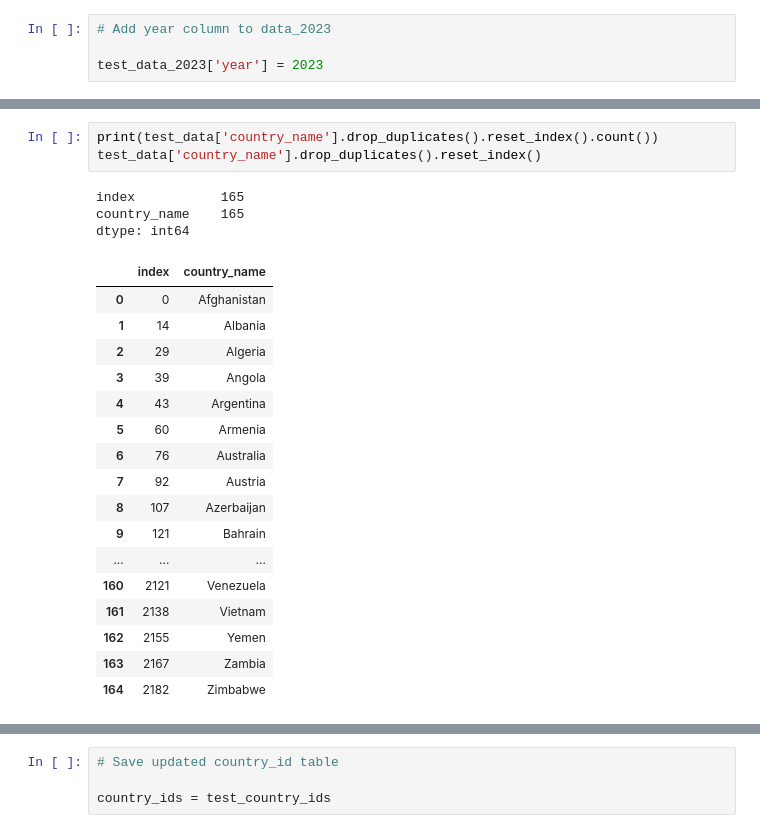
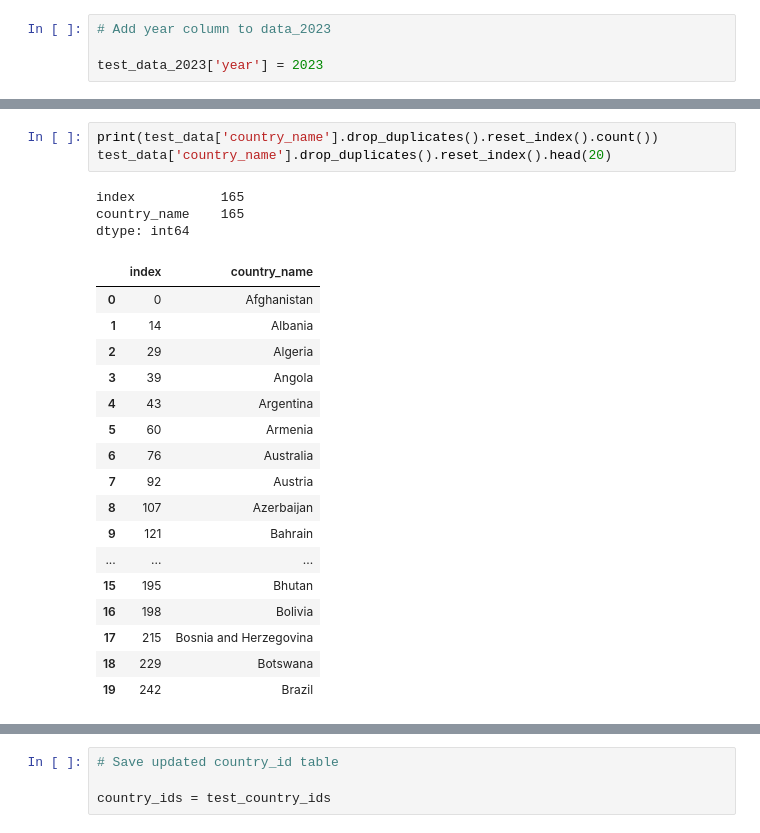
Before and after one commit to occampos/Global_Happiness_Analysis, a Jupyter notebook: Prep/Happiness_All_Years_Prep.ipynb, the cells around one changed output, grey strips where cells are left out. Saved outputs shown, nothing was run; the diff lists cells and outputs as text.

```diff
--- a/Prep/Happiness_All_Years_Prep.ipynb
+++ b/Prep/Happiness_All_Years_Prep.ipynb
@@ -877,27 +911,27 @@ dtype: int64
 # %%
 print(test_data['country_name'].drop_duplicates().reset_index().count())
-test_data['country_name'].drop_duplicates().reset_index()
+test_data['country_name'].drop_duplicates().reset_index().head(20)
 # %% [output]
 index           165
 country_name    165
 dtype: int64
 |  | index | country_name |
 | 0 | 0 | Afghanistan |
 | 1 | 14 | Albania |
 | 2 | 29 | Algeria |
 | 3 | 39 | Angola |
 | 4 | 43 | Argentina |
 | 5 | 60 | Armenia |
 | 6 | 76 | Australia |
 | 7 | 92 | Austria |
 | 8 | 107 | Azerbaijan |
 | 9 | 121 | Bahrain |
 | ... | ... | ... |
-| 160 | 2121 | Venezuela |
-| 161 | 2138 | Vietnam |
-| 162 | 2155 | Yemen |
-| 163 | 2167 | Zambia |
-| 164 | 2182 | Zimbabwe |
+| 15 | 195 | Bhutan |
+| 16 | 198 | Bolivia |
+| 17 | 215 | Bosnia and Herzegovina |
+| 18 | 229 | Botswana |
+| 19 | 242 | Brazil |
 # %%
 test_country_ids = test_data['country_name'].drop_duplicates().reset_index()
 print(test_country_ids[~test_country_ids['country_name'].isin(country_ids['country_name'].tolist())].count())
```
Also changed, not shown: parts of 21 cells of this notebook, 1 other file.
